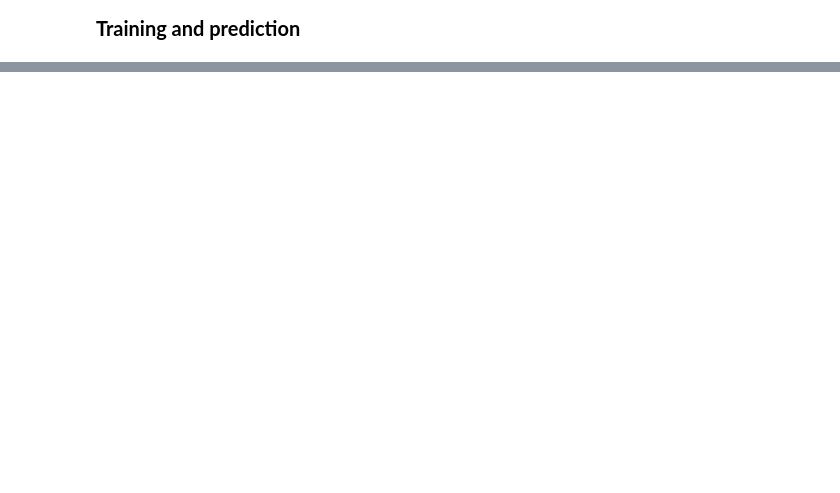
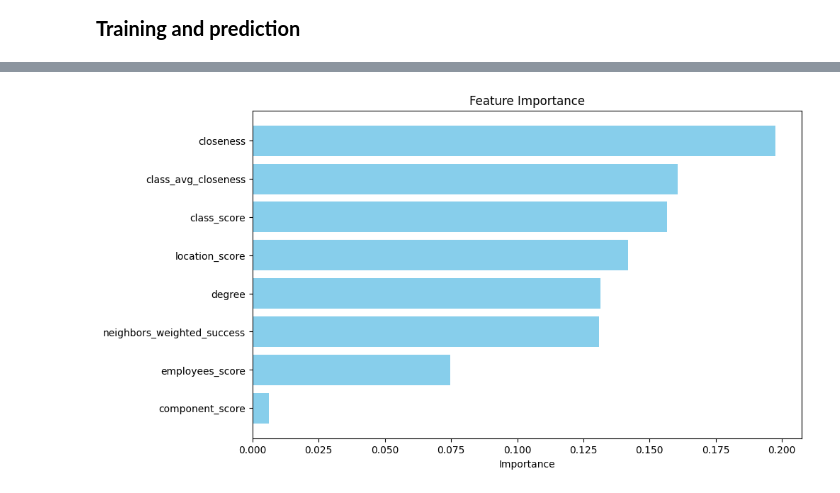
Before and after one commit to Haven397/MSc-project, a Jupyter notebook: code.ipynb, the cells around one changed output, grey strips where cells are left out. Saved outputs shown, nothing was run; the diff lists cells and outputs as text; code cells hidden in the pictures; blank space fills up the shorter version.

```diff
--- a/code.ipynb
+++ b/code.ipynb
@@ -289,8 +436,7 @@ print(classification_report(y_test, y_pred))
 # %%
 # Generate the feature dataframe
 data_non_iso = [i for i in data if i['name'] not in isolates]
-fea_df = generate_feature(G, data)
-fea_df
+fea_df = generate_feature(G, data_non_iso)
 # %%
 # Caculate the class success rate and closeness
 cla = {}
@@ -370,5 +516,11 @@ fea_df['employees_score'] = avg_emp_sco
 node_component_data = components_data(G)
 comp_success_rate = [node_component_data[node]['component_success_rate'] for node in fea_df['node_id']]
 comp_size = [node_component_data[node]['component_size'] for node in fea_df['node_id']]
+comp_sco = [node_component_data[node]['component_score'] for node in fea_df['node_id']]
 fea_df['component_success_rate'] = comp_success_rate
 fea_df['component_size'] = comp_size
+fea_df['component_score'] = comp_sco
+# %%
+# Caculate neighbors_data
+neighbors_data = neighbors_score(G, fea_df['node_id'])
+fea_df['neighbors_weighted_success'] = neighbors_data
@@ -376,7 +544,7 @@ fea_df['component_size'] = comp_size
 <span style="font-weight:bold; font-size:20px;">Training and prediction</span>
 # %%
 # Split the data
-X = fea_df.drop(columns=['node_id', 'categories', 'component_size'])
+X = fea_df.drop(columns=['node_id', 'categories', 'component_success_rate', 'component_size'])
 y = [i['startup'] for i in data_non_iso]
 X_train, X_test, y_train, y_test = train_test_split(X, y, test_size=0.2, random_state=42)
 # %%
@@ -399 +577,12 @@ print(importance_df)
+# %%
+plt.figure(figsize=(10, 6))
+plt.barh(importance_df['Feature'], importance_df['Importance'], color='skyblue')
+plt.xlabel('Importance')
+plt.title('Feature Importance')
+plt.gca().invert_yaxis()  # 将最高重要性的特征放在最上方
+
+# 显示图表
+plt.show()
+# %% [output]
+[figure, added]
 # %%
```
Also changed, not shown: parts of 33 cells of this notebook, 3 other files.
